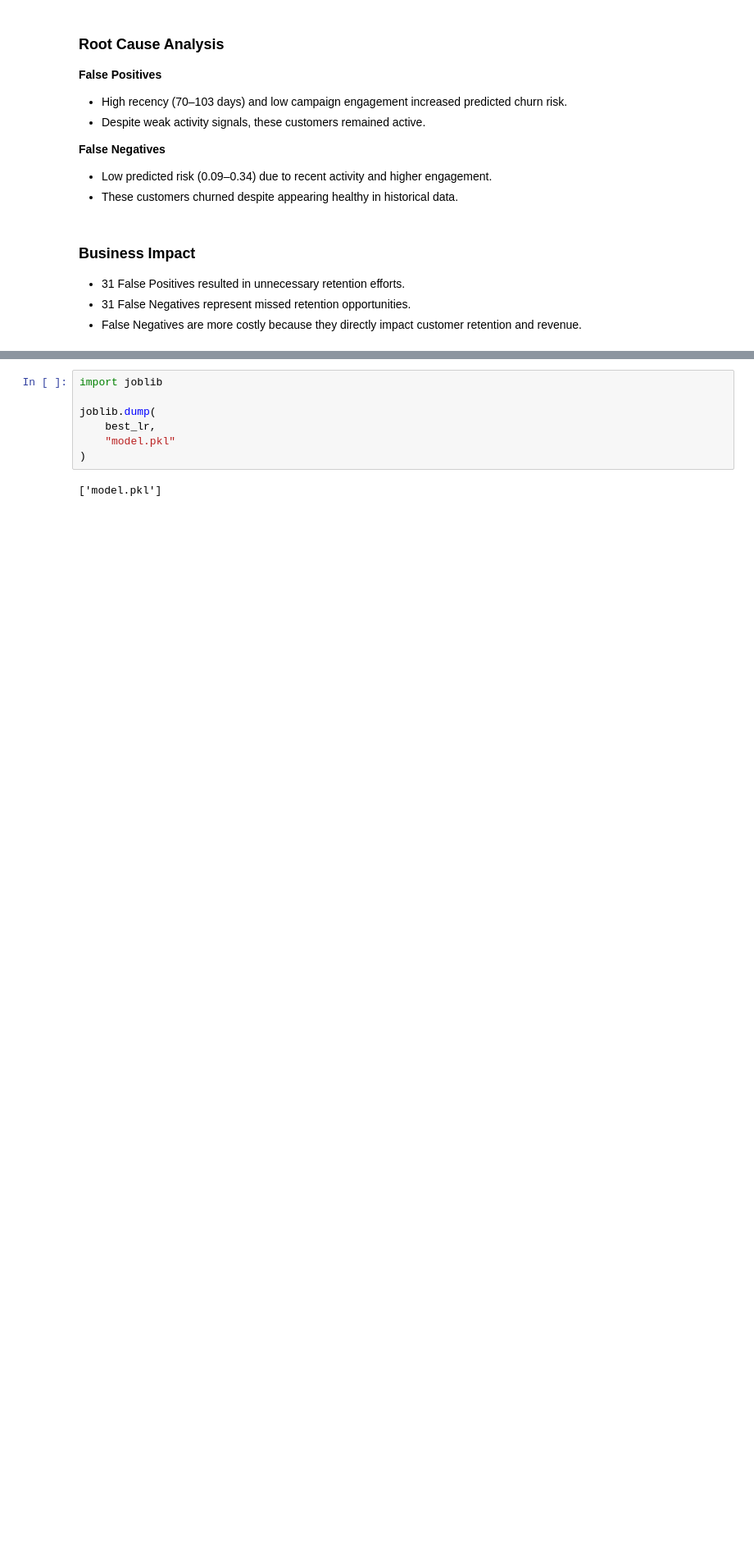
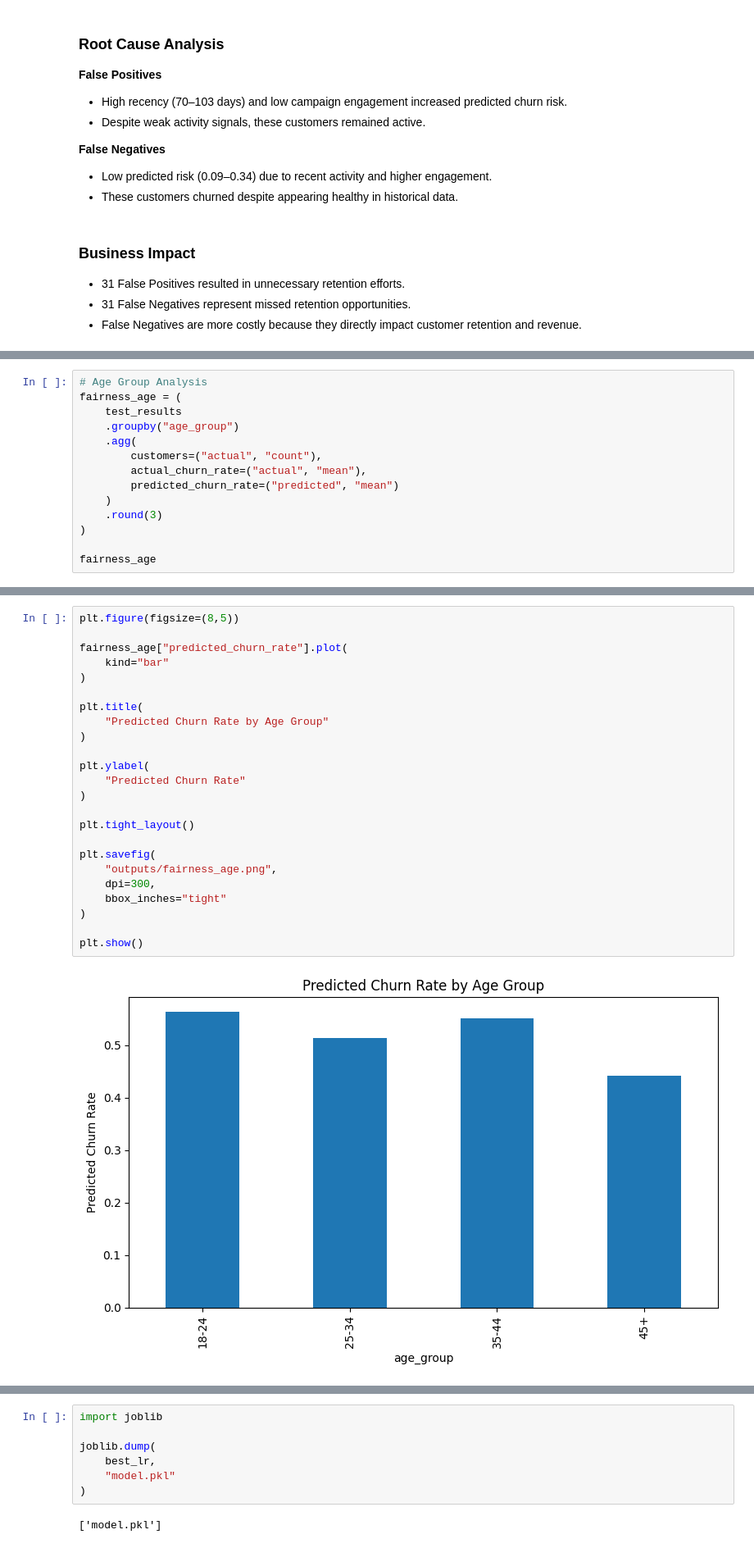
Before and after one commit to Deepika825325/part3-churn-prediction-model-card, a Jupyter notebook: churn_model.ipynb, the cells around one changed output, grey strips where cells are left out. Shown at 82% size. Drawn from its saved outputs; the diff is of its cells as text; blank space fills up the shorter version.

```diff
--- a/churn_model.ipynb
+++ b/churn_model.ipynb
@@ -3185,0 +3403,14 @@ fn_examples
+# %%
+# Age Group Analysis
+fairness_age = (
+    test_results
+    .groupby("age_group")
+    .agg(
+        customers=("actual", "count"),
+        actual_churn_rate=("actual", "mean"),
+        predicted_churn_rate=("predicted", "mean")
+    )
+    .round(3)
+)
+
+fairness_age
@@ -3185,0 +3452,26 @@ fn_examples
+# %%
+plt.figure(figsize=(8,5))
+
+fairness_age["predicted_churn_rate"].plot(
+    kind="bar"
+)
+
+plt.title(
+    "Predicted Churn Rate by Age Group"
+)
+
+plt.ylabel(
+    "Predicted Churn Rate"
+)
+
+plt.tight_layout()
+
+plt.savefig(
+    "outputs/fairness_age.png",
+    dpi=300,
+    bbox_inches="tight"
+)
+
+plt.show()
+# %% [output]
+[figure, added]
```
Also changed, not shown: parts of 20 cells of this notebook, 9 other files.
